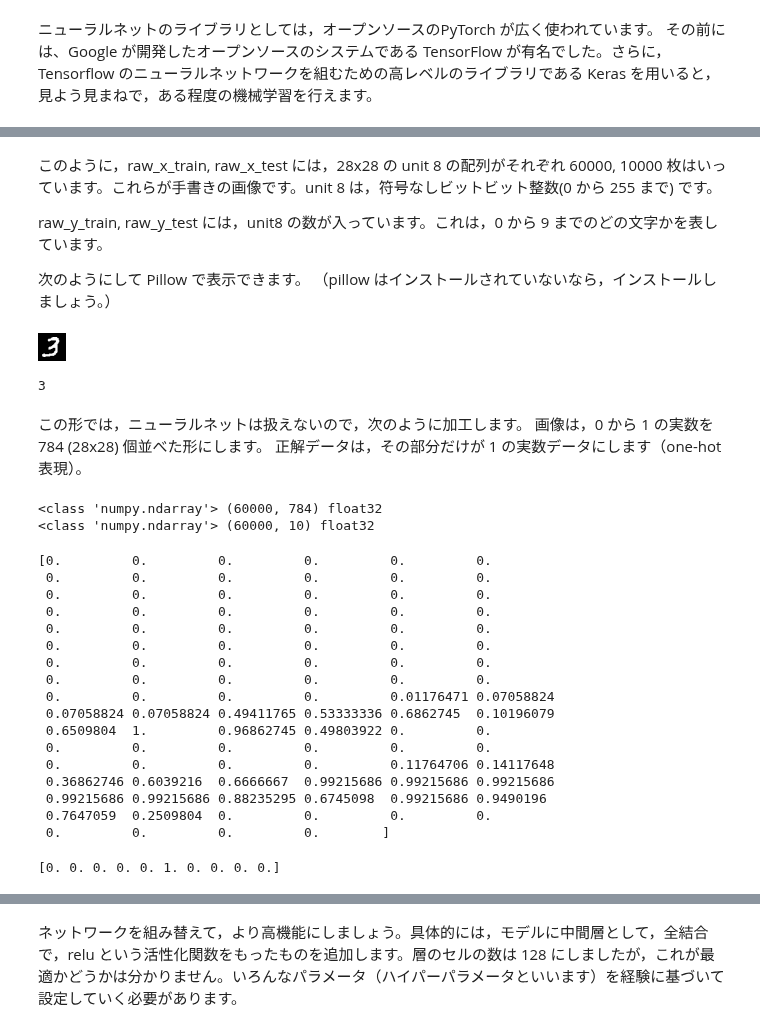
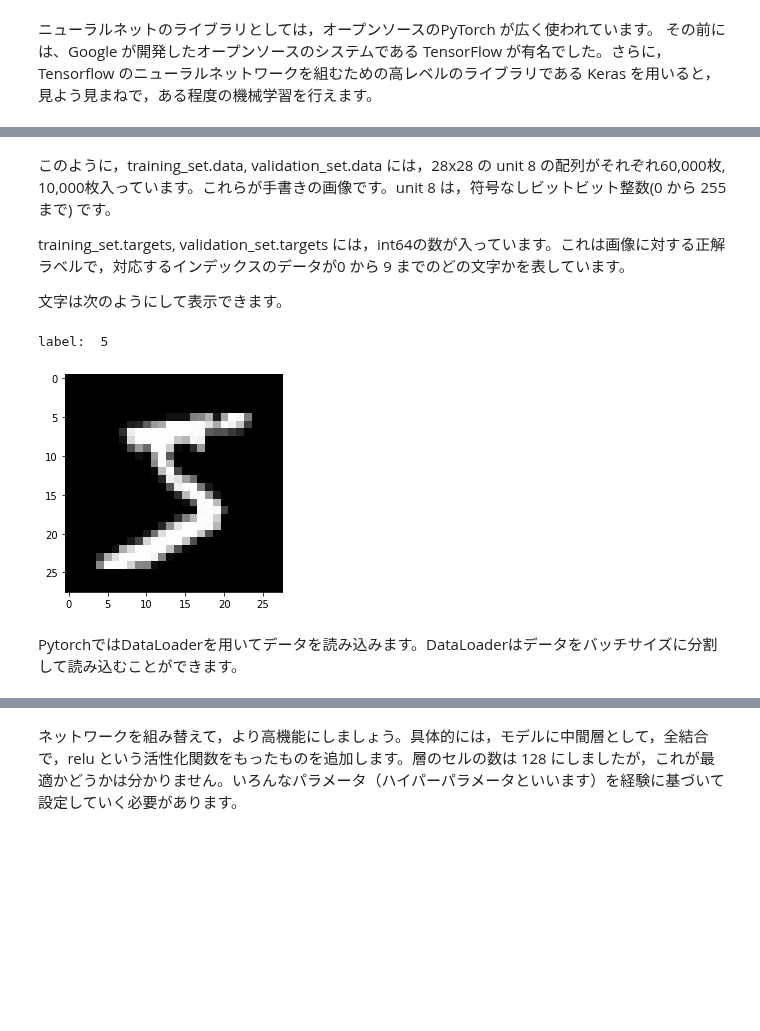
Before and after one commit to HidekiTsuiki/python, a Jupyter notebook: 13NeuralNet.ipynb, the cells around one changed output, grey strips where cells are left out. Cells and saved outputs as stored; diff of their text form; code cells hidden in the pictures; blank space fills up the shorter version.

```diff
--- a/13NeuralNet.ipynb
+++ b/13NeuralNet.ipynb
@@ -33,3 +42,5 @@ from keras.optimizers import RMSprop
 # %%
-# MNISTデータを読込む
-(raw_x_train, raw_y_train), (raw_x_test, raw_y_test) = mnist.load_data()
+# MNISTデータをダウンロードする
+transform = transforms.Compose([transforms.ToTensor(), transforms.Normalize((0.1307,), (0.3081,))])
+training_set = torchvision.datasets.MNIST('./data', train=True, download=True, transform=transform)
+validation_set = torchvision.datasets.MNIST('./data', train=False, download=True, transform=transform)
@@ -48,27 +74,17 @@ print(type(raw_y_test), raw_y_test.shape, raw_y_test.dtype)
 # %% [markdown]
-このように，raw_x_train, raw_x_test には，28x28 の unit 8 の配列がそれぞれ 60000, 10000 枚はいっています。これらが手書きの画像です。unit 8 は，符号なしビットビット整数(0 から 255 まで) です。
+このように，training_set.data, validation_set.data には，28x28 の unit 8 の配列がそれぞれ60,000枚, 10,000枚入っています。これらが手書きの画像です。unit 8 は，符号なしビットビット整数(0 から 255 まで) です。
 
-raw_y_train, raw_y_test には，unit8 の数が入っています。これは，0 から 9 までのどの文字かを表しています。
+training_set.targets, validation_set.targets には，int64の数が入っています。これは画像に対する正解ラベルで，対応するインデックスのデータが0 から 9 までのどの文字かを表しています。
 
-次のようにして Pillow で表示できます。
-（pillow はインストールされていないなら，インストールしましょう。）
+文字は次のようにして表示できます。
 # %%
-import numpy as np
-import PIL.Image as Image
-
-# 文字表示
-def show(img):
-    img = Image.fromarray(np.uint8(img))
-    display(img)
-#    img.show()
-
-show(raw_x_train[107])
-print(raw_y_train[107])
+# 0番目のデータの表示
+%matplotlib inline
+plt.imshow(training_set.data[0].numpy(), cmap='gray')
+print("label: ", training_set.targets[0].item())
 # %% [output]
+label:  5
-[figure, old version]
+[figure, new version]
-3
 # %% [markdown]
-この形では，ニューラルネットは扱えないので，次のように加工します。
-画像は，0 から 1 の実数を 784 (28x28) 個並べた形にします。
-正解データは，その部分だけが 1 の実数データにします（one-hot 表現）。
+PytorchではDataLoaderを用いてデータを読み込みます。DataLoaderはデータをバッチサイズに分割して読み込むことができます。
 # %%
@@ -83,31 +94 @@ y_test   = keras.utils.to_categorical(raw_y_test, 10)
-# %%
-print(type(x_train), x_train.shape, x_train.dtype)
-print(type(y_train), y_train.shape, y_train.dtype)
-# %% [output]
-<class 'numpy.ndarray'> (60000, 784) float32
-<class 'numpy.ndarray'> (60000, 10) float32
-# %%
-print(x_train[0][100:200])
-# %% [output]
-[0.         0.         0.         0.         0.         0.
- 0.         0.         0.         0.         0.         0.
- 0.         0.         0.         0.         0.         0.
- 0.         0.         0.         0.         0.         0.
- 0.         0.         0.         0.         0.         0.
- 0.         0.         0.         0.         0.         0.
- 0.         0.         0.         0.         0.         0.
- 0.         0.         0.         0.         0.         0.
- 0.         0.         0.         0.         0.01176471 0.07058824
- 0.07058824 0.07058824 0.49411765 0.53333336 0.6862745  0.10196079
- 0.6509804  1.         0.96862745 0.49803922 0.         0.
- 0.         0.         0.         0.         0.         0.
- 0.         0.         0.         0.         0.11764706 0.14117648
- 0.36862746 0.6039216  0.6666667  0.99215686 0.99215686 0.99215686
- 0.99215686 0.99215686 0.88235295 0.6745098  0.99215686 0.9490196
- 0.7647059  0.2509804  0.         0.         0.         0.
- 0.         0.         0.         0.        ]
-# %%
-print(y_train[0])
-# %% [output]
-[0. 0. 0. 0. 0. 1. 0. 0. 0. 0.]
 # %% [markdown]
```
Also changed, not shown: parts of 33 cells of this notebook, 5 other files.
